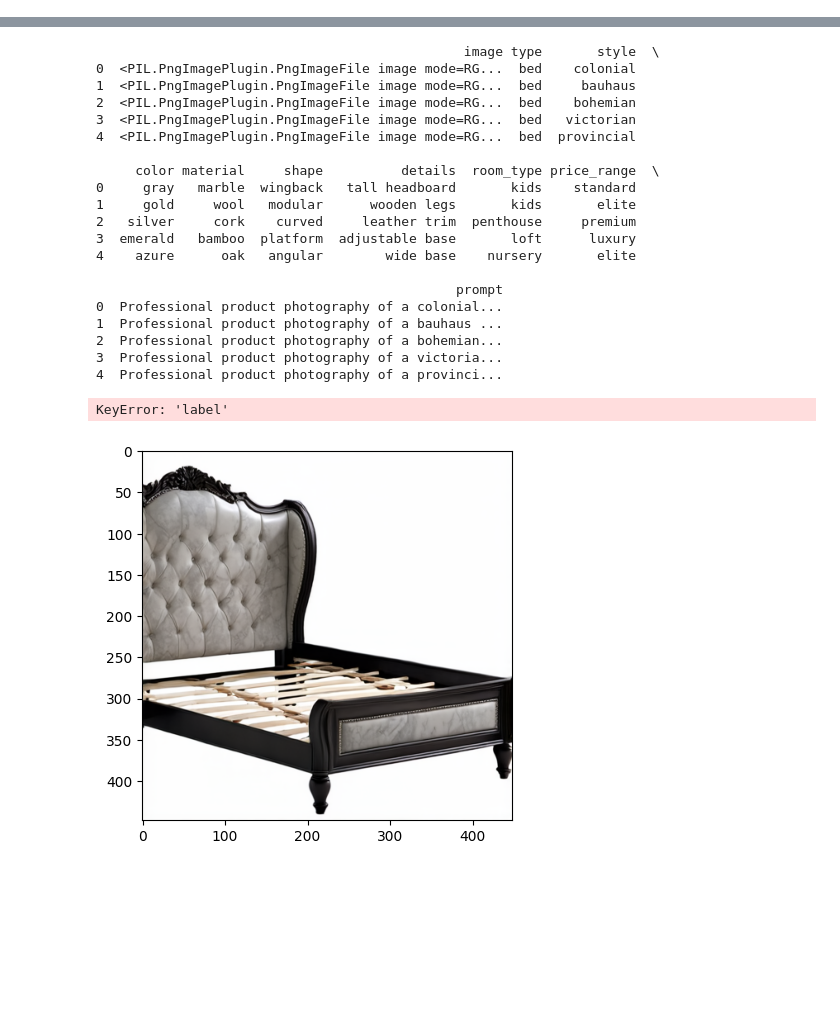
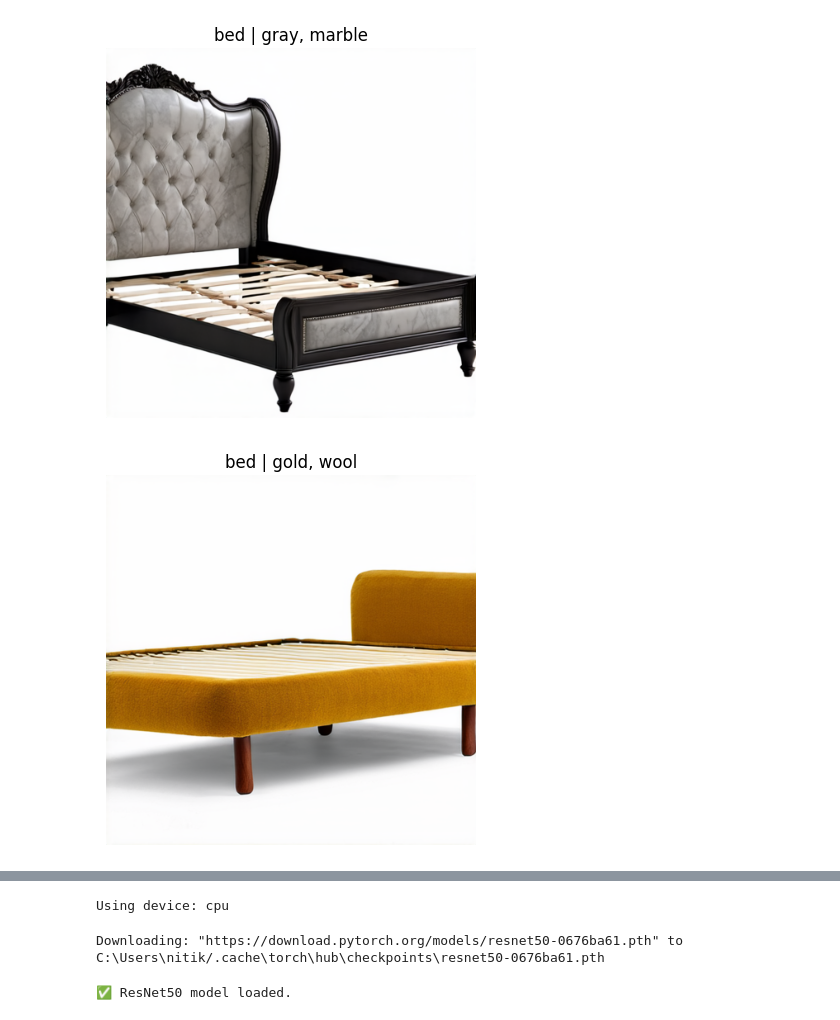
Before and after one commit to Nitika13/102203847_nitika, a Jupyter notebook: notebooks/03_computer_vision.ipynb, the cells around one changed output, grey strips where cells are left out. Saved outputs shown, nothing was run; the diff lists cells and outputs as text; code cells hidden in the pictures; blank space fills up the shorter version.

```diff
--- a/notebooks/03_computer_vision.ipynb
+++ b/notebooks/03_computer_vision.ipynb
@@ -3,6 +57,14 @@
 # %%
-from datasets import load_dataset
+# Load dataset from Hugging Face
+dataset = load_dataset("filnow/furniture-synthetic-dataset")
 
-# Load dataset
-dataset = load_dataset("filnow/furniture-synthetic-dataset")
+# Combine train + test splits into one dataframe
+df_train = pd.DataFrame(dataset["train"])
+df_test = pd.DataFrame(dataset["test"])
+df = pd.concat([df_train, df_test], ignore_index=True)
+
+print("✅ Dataset loaded successfully!")
+print("Total images:", len(df))
+print("Columns:", df.columns.tolist())
+df.head()
 # %% [output]
@@ -14,0 +80,13 @@ Xet Storage is enabled for this repo, but the 'hf_xet' package is not installed.
+# %%
+for i in range(5):
+    img = df["image"][i]
+    label = df["type"][i]
+    clr = df["color"][i]
+    mat = df["material"][i]
+    plt.imshow(img)
+    plt.title(f"{label} | {clr}, {mat}")
+    plt.axis("off")
+    plt.show()
+# %% [output]
+[figure, added]
+[figure, added]
@@ -15,38 +96,24 @@ Xet Storage is enabled for this repo, but the 'hf_xet' package is not installed.
 # %%
-import pandas as pd
-from PIL import Image
-import matplotlib.pyplot as plt
+# Use GPU if available
+device = torch.device("cuda" if torch.cuda.is_available() else "cpu")
+print("Using device:", device)
 
-df = pd.DataFrame(dataset["train"])
-print(df.head())
+# Image preprocessing for ResNet
+transform = transforms.Compose([
+    transforms.Resize((224, 224)),
+    transforms.ToTensor(),
+    transforms.Normalize(mean=[0.485, 0.456, 0.406],
+                         std=[0.229, 0.224, 0.225]),
+])
 
-# show few images
-for i in range(5):
-    plt.imshow(df["image"][i])
-    plt.title(f"{df['label'][i]} - {df['color'][i]}, {df['material'][i]}")
-    plt.axis("off")
-    plt.show()
+# Load pretrained ResNet50 model (remove final classification layer)
+model = models.resnet50(pretrained=True)
+model = torch.nn.Sequential(*list(model.children())[:-1])  # keep feature extractor
+model.to(device)
+model.eval()
+print("✅ ResNet50 model loaded.")
 # %% [output]
-                                               image type       style  \
-0  <PIL.PngImagePlugin.PngImageFile image mode=RG...  bed    colonial
-1  <PIL.PngImagePlugin.PngImageFile image mode=RG...  bed     bauhaus
-2  <PIL.PngImagePlugin.PngImageFile image mode=RG...  bed    bohemian
-3  <PIL.PngImagePlugin.PngImageFile image mode=RG...  bed   victorian
-4  <PIL.PngImagePlugin.PngImageFile image mode=RG...  bed  provincial
-
-     color material     shape          details  room_type price_range  \
-0     gray   marble  wingback   tall headboard       kids    standard
-1     gold     wool   modular      wooden legs       kids       elite
-2   silver     cork    curved     leather trim  penthouse     premium
-3  emerald   bamboo  platform  adjustable base       loft      luxury
-4    azure      oak   angular        wide base    nursery       elite
-
-                                              prompt
-0  Professional product photography of a colonial...
-1  Professional product photography of a bauhaus ...
-2  Professional product photography of a bohemian...
-3  Professional product photography of a victoria...
-4  Professional product photography of a provinci...
+Using device: cpu
-KeyError: 'label'
+Downloading: "https://download.pytorch.org/models/resnet50-0676ba61.pth" to C:\Users\nitik/.cache\torch\hub\checkpoints\resnet50-0676ba61.pth
-[figure, removed]
+✅ ResNet50 model loaded.
 # %%
```
Also changed, not shown: parts of 10 cells of this notebook, 15 other files.
